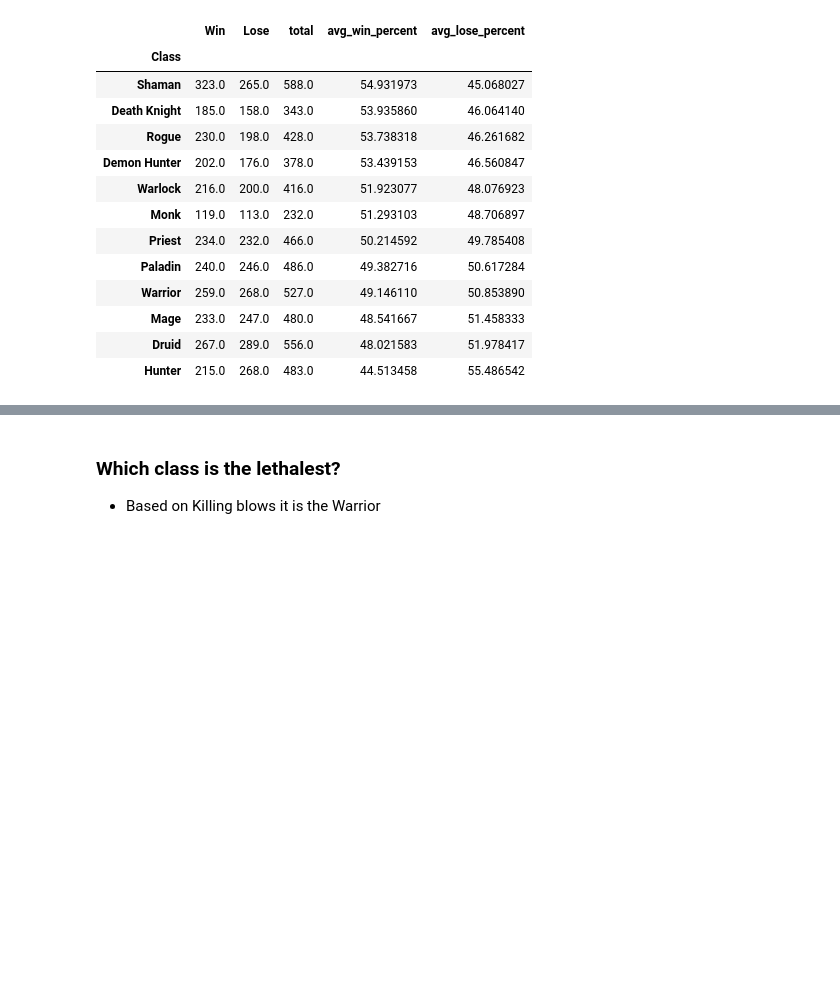
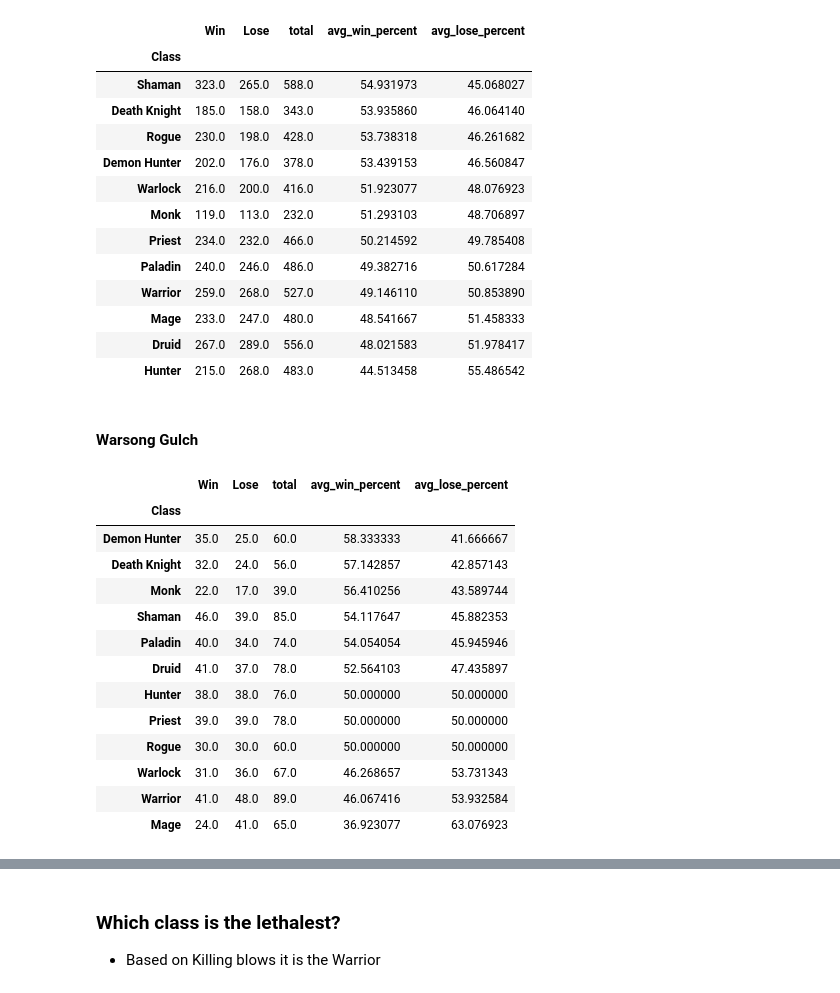
Before and after one commit to StevenGaris/world_of_warcraft_battleground, a Jupyter notebook: analysis_wow_bg.ipynb, the cells around one changed output, grey strips where cells are left out. Drawn from its saved outputs; the diff is of its cells as text; code cells hidden in the pictures; blank space fills up the shorter version.

```diff
--- a/analysis_wow_bg.ipynb
+++ b/analysis_wow_bg.ipynb
@@ -133,3 +190,26 @@ win_loss.sort_values('avg_win_percent', ascending=False)
 | Mage | 233.0 | 247.0 | 480.0 | 48.541667 | 51.458333 |
 | Druid | 267.0 | 289.0 | 556.0 | 48.021583 | 51.978417 |
 | Hunter | 215.0 | 268.0 | 483.0 | 44.513458 | 55.486542 |
+# %% [markdown]
+#### Warsong Gulch
+# %%
+win_loss = wg_df[['Class', 'Win', 'Lose']].groupby('Class').sum()
+win_loss['total'] = win_loss.Win + win_loss.Lose
+win_loss['avg_win_percent'] = win_loss.Win/(win_loss.Win + win_loss.Lose)*100
+win_loss['avg_lose_percent'] = win_loss.Lose/(win_loss.Win + win_loss.Lose)*100
+win_loss.sort_values('avg_win_percent', ascending=False)
+# %% [output]
+|  | Win | Lose | total | avg_win_percent | avg_lose_percent |
+| Class |  |  |  |  |  |
+| Demon Hunter | 35.0 | 25.0 | 60.0 | 58.333333 | 41.666667 |
+| Death Knight | 32.0 | 24.0 | 56.0 | 57.142857 | 42.857143 |
+| Monk | 22.0 | 17.0 | 39.0 | 56.410256 | 43.589744 |
+| Shaman | 46.0 | 39.0 | 85.0 | 54.117647 | 45.882353 |
+| Paladin | 40.0 | 34.0 | 74.0 | 54.054054 | 45.945946 |
+| Druid | 41.0 | 37.0 | 78.0 | 52.564103 | 47.435897 |
+| Hunter | 38.0 | 38.0 | 76.0 | 50.000000 | 50.000000 |
+| Priest | 39.0 | 39.0 | 78.0 | 50.000000 | 50.000000 |
+| Rogue | 30.0 | 30.0 | 60.0 | 50.000000 | 50.000000 |
+| Warlock | 31.0 | 36.0 | 67.0 | 46.268657 | 53.731343 |
+| Warrior | 41.0 | 48.0 | 89.0 | 46.067416 | 53.932584 |
+| Mage | 24.0 | 41.0 | 65.0 | 36.923077 | 63.076923 |
```
Also changed, not shown: parts of 40 cells of this notebook.
